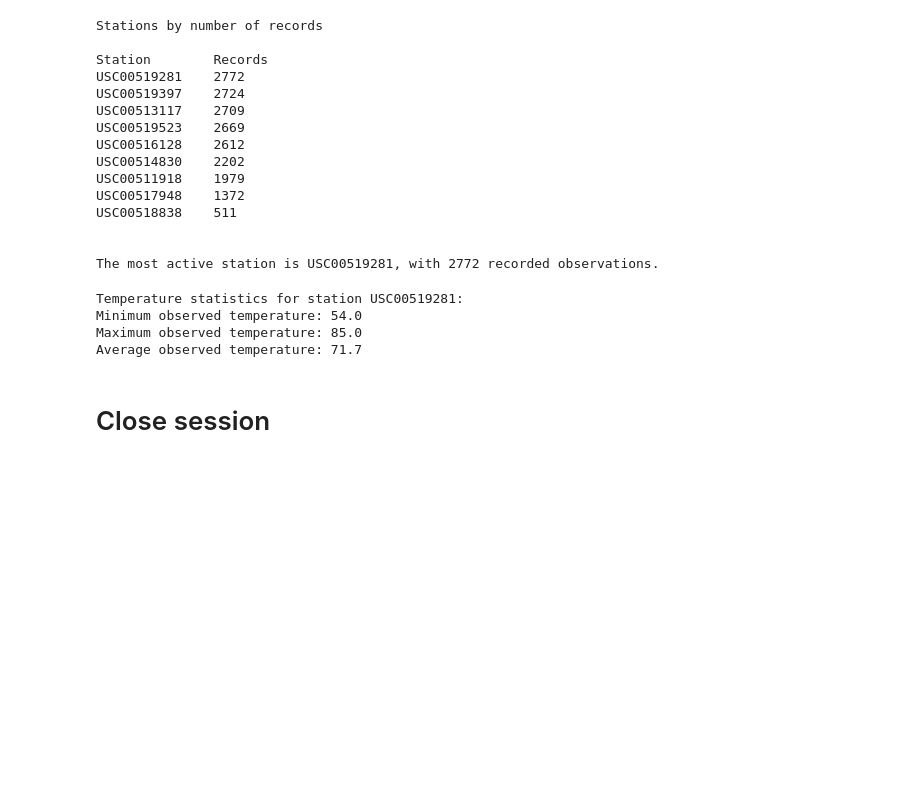
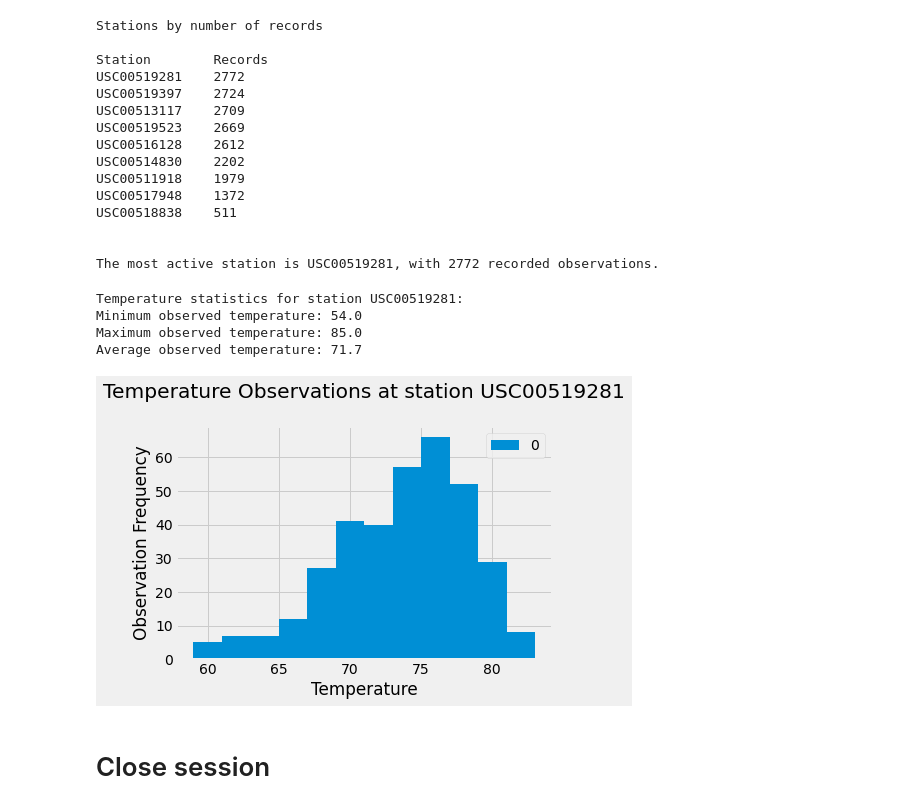
Before and after one commit to randallwvr90/sqlalchemy-challenge, a Jupyter notebook: climate_notebook.ipynb, the cells around one changed output. Saved outputs shown, nothing was run; the diff lists cells and outputs as text; code cells hidden in the pictures; blank space fills up the shorter version.

```diff
--- a/climate_notebook.ipynb
+++ b/climate_notebook.ipynb
@@ -203,6 +203,20 @@ Average observed temperature: 71.7
 # %%
 # Using the most active station id
 # Query the last 12 months of temperature observation data for this station and plot the results as a histogram
+queryDate = dt.date.fromisoformat(sortedByDate[-1].date) - dt.timedelta(days = 365)
+activeStationTempData = session.query(measurements.tobs).\
+    filter(measurements.station == mostActiveStationRecord[1]).\
+    filter(measurements.date > queryDate)
+activeStationTempDF = pd.DataFrame(activeStationTempData)
+
+activeStationTempDF.plot.hist(bins=12)
+plt.legend(loc='best')
+plt.xlabel('Temperature')
+plt.ylabel('Observation Frequency')
+plt.title(f'Temperature Observations at station {mostActiveStationRecord[1]}\n')
+plt.show()
+# %% [output]
+[figure, added]
 # %% [markdown]
 # Close session
 # %%
```
Also changed, not shown: parts of 1 cell of this notebook.
